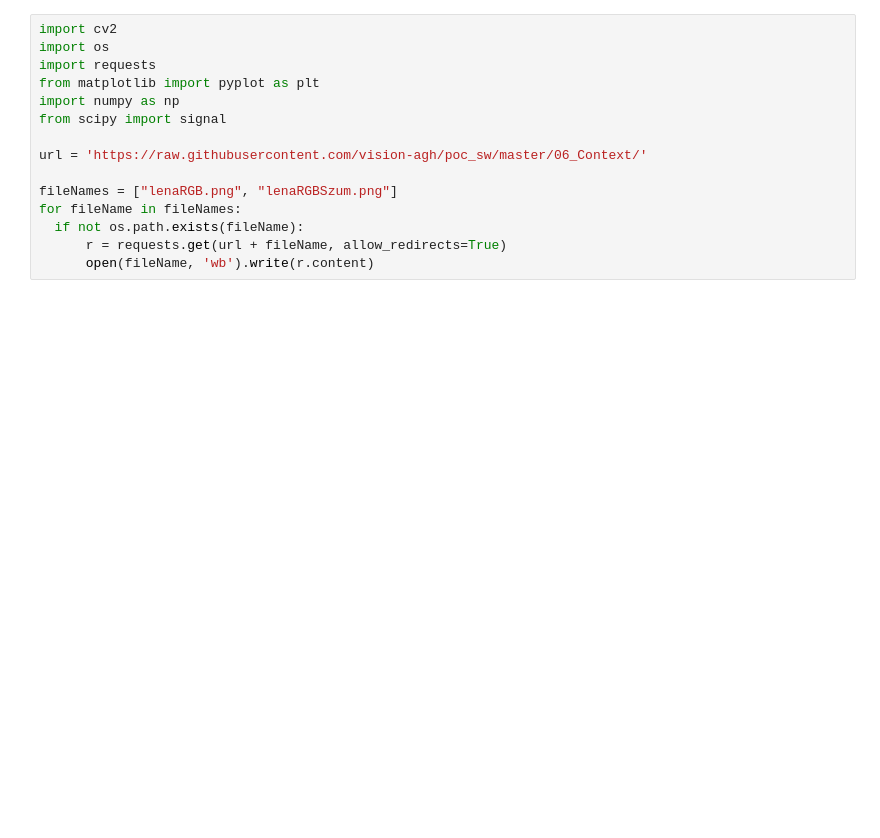
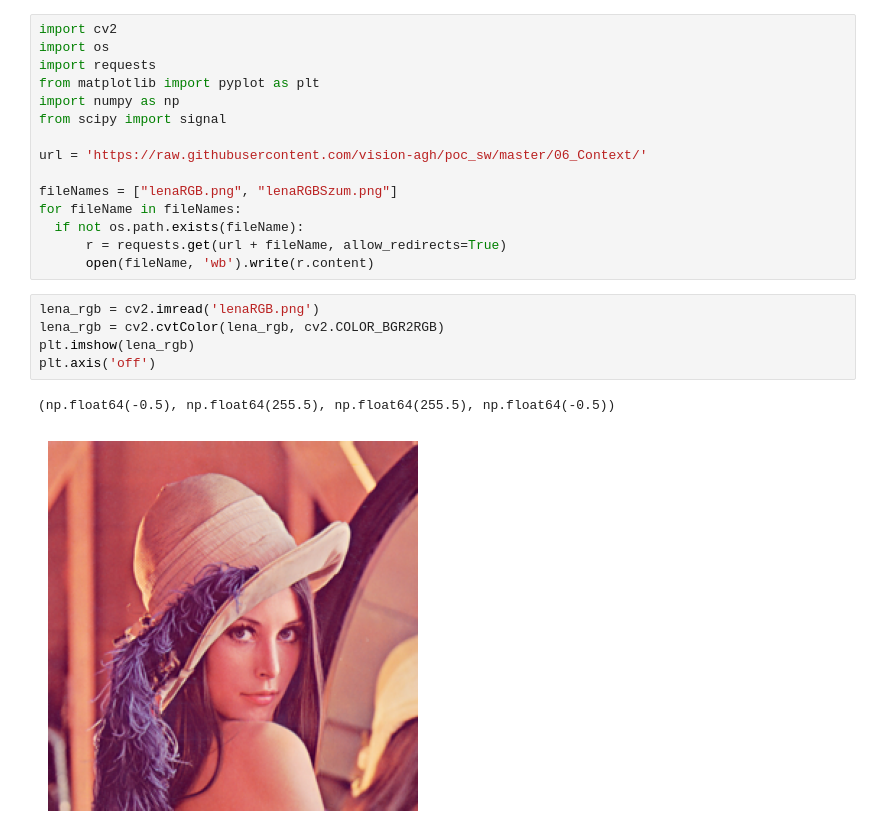
Before and after one commit to lkwinta/Digital-Image-Processing, a Jupyter notebook: lab06/06_context_hw1.ipynb, the cells around one changed output. Saved outputs shown, nothing was run; the diff lists cells and outputs as text; blank space fills up the shorter version.

```diff
--- a/lab06/06_context_hw1.ipynb
+++ b/lab06/06_context_hw1.ipynb
@@ -49,3 +49,11 @@ for fileName in fileNames:
   if not os.path.exists(fileName):
       r = requests.get(url + fileName, allow_redirects=True)
       open(fileName, 'wb').write(r.content)
+# %%
+lena_rgb = cv2.imread('lenaRGB.png')
+lena_rgb = cv2.cvtColor(lena_rgb, cv2.COLOR_BGR2RGB)
+plt.imshow(lena_rgb)
+plt.axis('off')
+# %% [output]
+(np.float64(-0.5), np.float64(255.5), np.float64(255.5), np.float64(-0.5))
+[figure, added]
```
Also changed, not shown: parts of 5 cells of this notebook, 2 other files.
